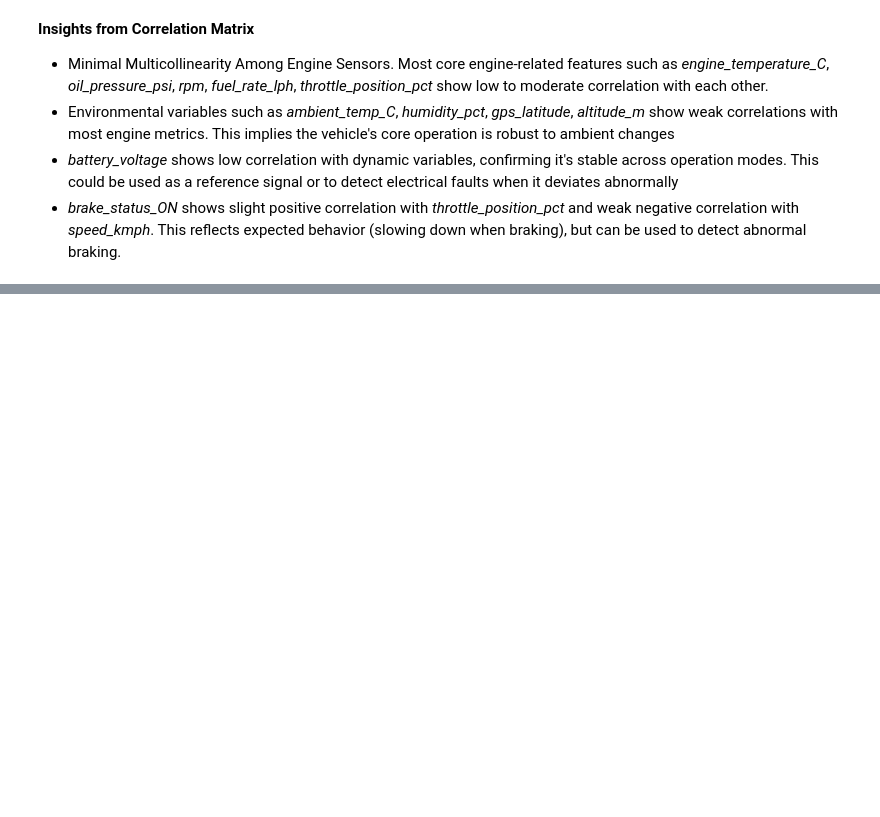
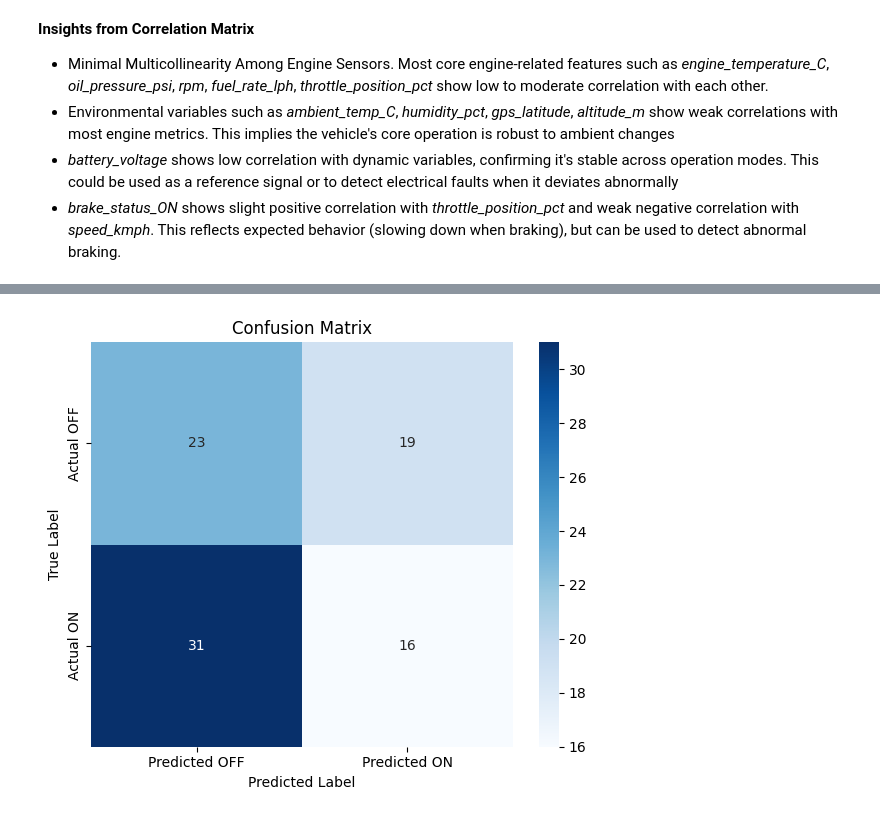
Before and after one commit to frfusch21/Manufacture-Otomotive-Analysis, a Jupyter notebook: Sensor Data Analysis.ipynb, the cells around one changed output, grey strips where cells are left out. Saved outputs shown, nothing was run; the diff lists cells and outputs as text; code cells hidden in the pictures; blank space fills up the shorter version.

Commit message:
Update Sensor data Add classification

```diff
--- a/Sensor Data Analysis.ipynb
+++ b/Sensor Data Analysis.ipynb
@@ -217,0 +226,30 @@ From here we can apply several ML solutions based on what is needed. My suggesti
+# %%
+df_copy = df_encoded.copy()
+# %%
+target = "brake_status_ON"
+excluded_columns = [col for col in df_copy.columns if col.startswith('brake_status_')] + ['sensor_id', 'timestamp']
+features = df_copy.drop(columns=excluded_columns).columns
+# %%
+# Train Test Split
+X = df_copy[features]
+y = df_copy[target]
+
+X_train, X_test, y_train, y_test = train_test_split(X, y, test_size=0.2, random_state=42)
+# %%
+# Random Forest
+clf = RandomForestClassifier(n_estimators=100, random_state=42)
+clf.fit(X_train, y_train)
+
+y_pred = clf.predict(X_test)
+report = classification_report(y_test, y_pred, output_dict=True)
+# %%
+# Confusion matrix
+plt.figure(figsize=(6, 5))
+sns.heatmap(confusion_matrix(y_test, y_pred), annot=True, fmt="d", cmap="Blues", xticklabels=["Predicted OFF", "Predicted ON"], yticklabels=["Actual OFF", "Actual ON"])
+plt.title("Confusion Matrix")
+plt.xlabel("Predicted Label")
+plt.ylabel("True Label")
+plt.tight_layout()
+plt.show()
+# %% [output]
+[figure, added]
```
Also changed, not shown: parts of 8 cells of this notebook.
